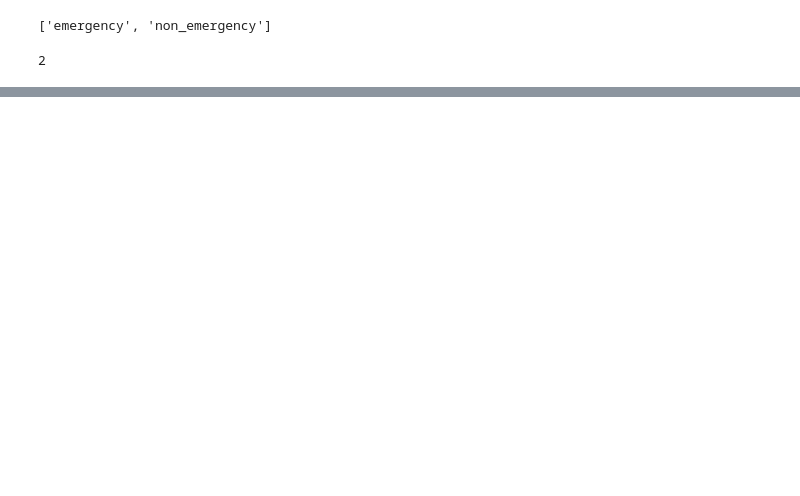
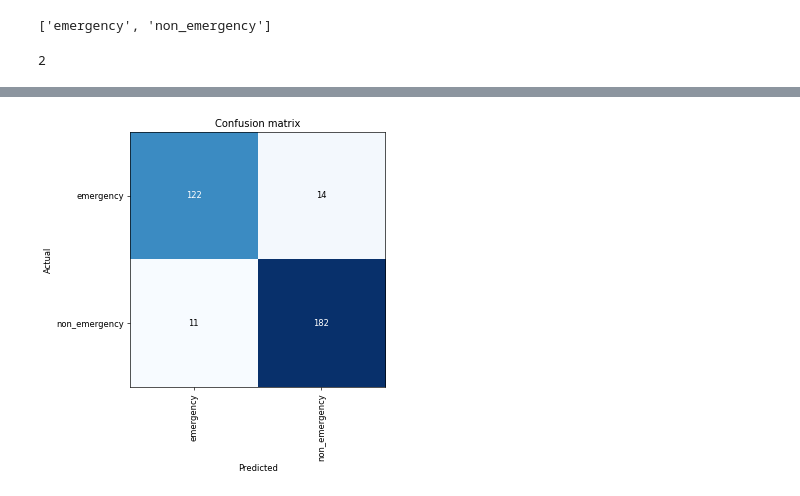
Before and after one commit to amitnits2016/fastai, a Jupyter notebook: EmergencyVsNon/EmergencyVsNon.ipynb, the cells around one changed output, grey strips where cells are left out. Saved outputs shown, nothing was run; the diff lists cells and outputs as text; code cells hidden in the pictures; blank space fills up the shorter version.

```diff
--- a/EmergencyVsNon/EmergencyVsNon.ipynb
+++ b/EmergencyVsNon/EmergencyVsNon.ipynb
@@ -126,0 +97,4 @@ learn.fit_one_cycle(10, max_lr=slice(1e-6, 1e-4))
+# %%
+interp_resnet34.plot_confusion_matrix(figsize=(6,6), dpi=60)
+# %% [output]
+[figure, added]
```
Also changed, not shown: parts of 60 cells of this notebook.
